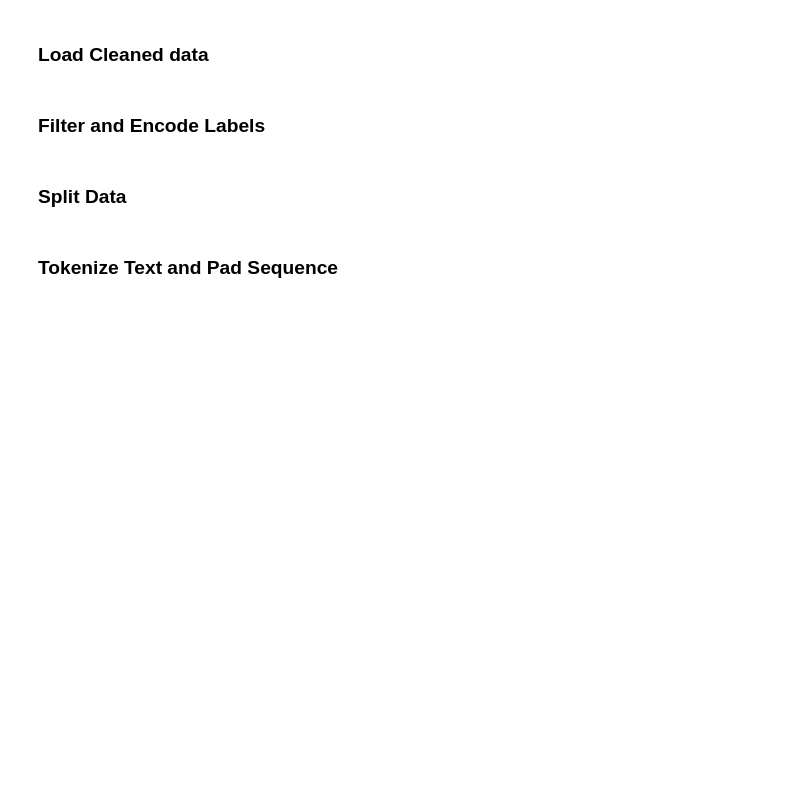
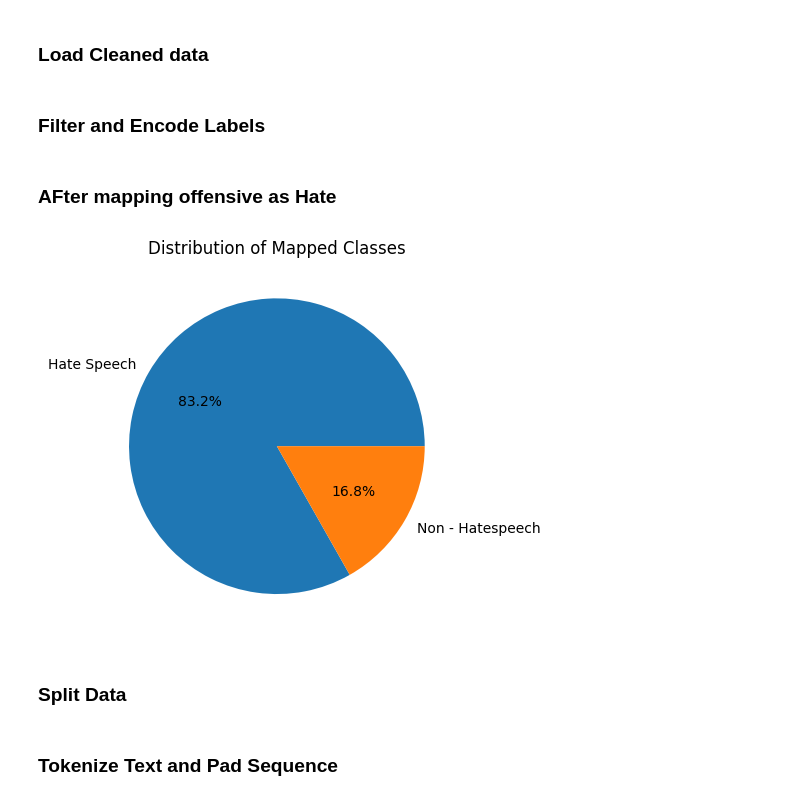
Before and after one commit to spring-board-b2-hate-speech/group-1, a Jupyter notebook: Final_DeepLearning_Model.ipynb, the cells around one changed output. Drawn from its saved outputs; the diff is of its cells as text; code cells hidden in the pictures; blank space fills up the shorter version.

```diff
--- a/Final_DeepLearning_Model.ipynb
+++ b/Final_DeepLearning_Model.ipynb
@@ -513,6 +514,14 @@ df['tweet'] = df['tweet'].astype(str).fillna('')
 df = df[df['class'].isin([0, 1, 2])]
 label_mapping = {0: 0, 1: 0, 2: 1}  # Map both offensive and hate speech to the same class (0)
 df['label'] = df['class'].map(label_mapping)
+# %% [markdown]
+### AFter mapping offensive as Hate
+# %%
+plt.pie(df['label'].value_counts().values, labels=['Hate Speech', 'Non - Hatespeech'], autopct='%1.1f%%')
+plt.title('Distribution of Mapped Classes')
+plt.show()
+# %% [output]
+[figure, added]
 # %% [markdown]
 ### Split Data
 # %%
```
Also changed, not shown: parts of 7 cells of this notebook, 1 other file.
